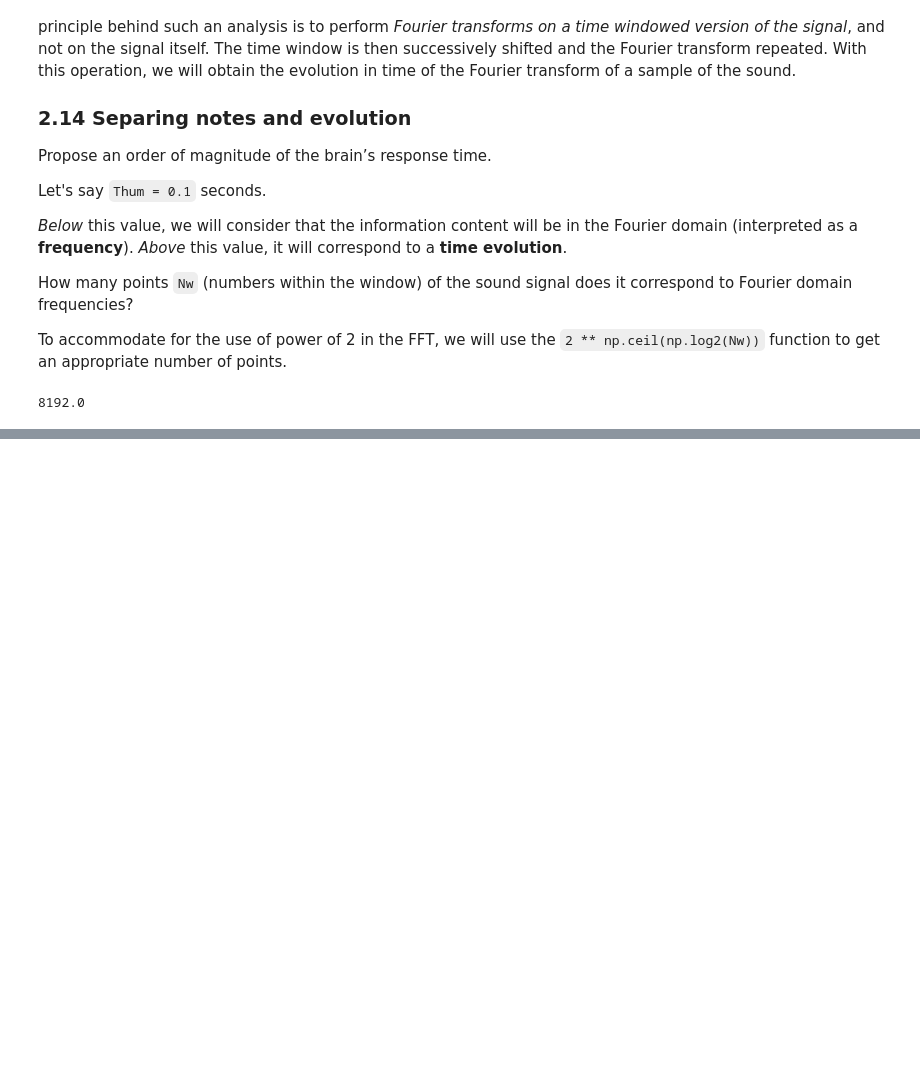
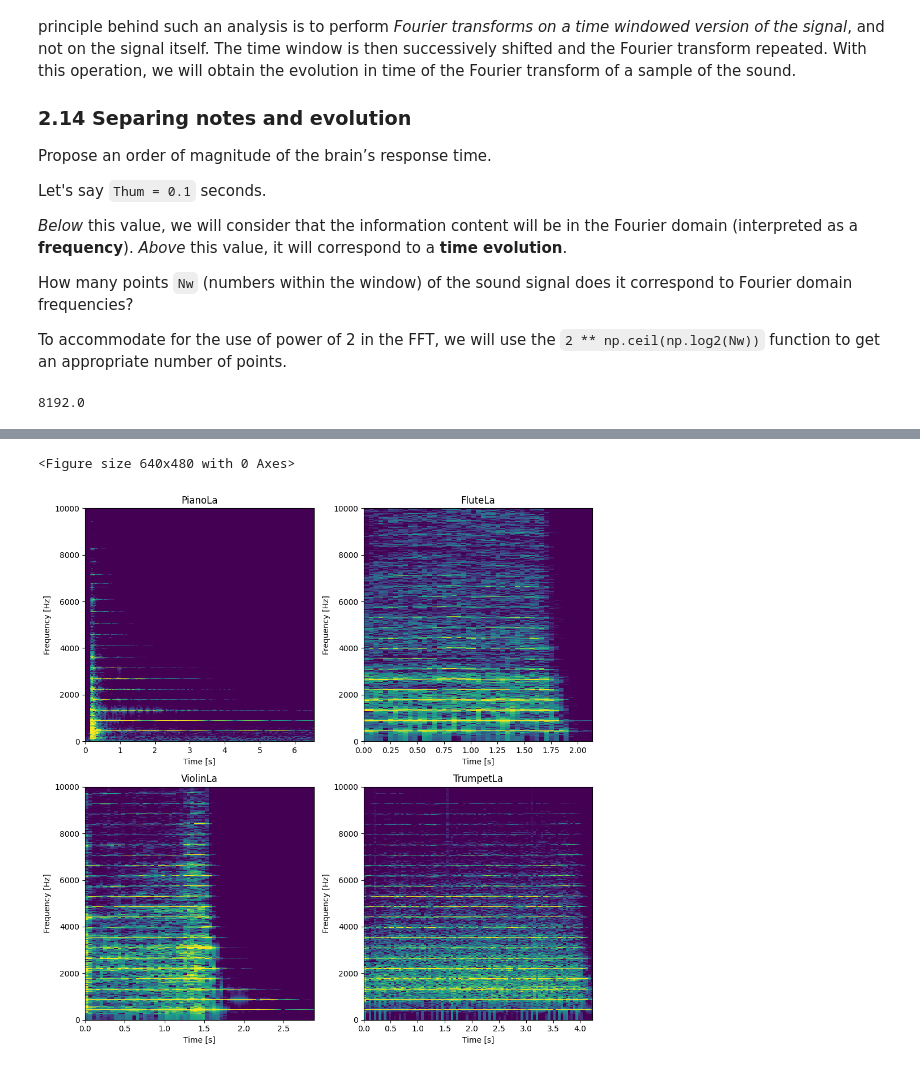
Before and after one commit to Eric-Vidal-hub/Signal-Processing, a Jupyter notebook: 1_spectrogram.ipynb, the cells around one changed output, grey strips where cells are left out. Cells and saved outputs as stored; diff of their text form; code cells hidden in the pictures; blank space fills up the shorter version.

```diff
--- a/1_spectrogram.ipynb
+++ b/1_spectrogram.ipynb
@@ -200,0 +263,16 @@ for i in range(len(instruments)):
+# %%
+# Zoom for plot spectrogram using dB scale and pcolor
+plt.figure(5)
+fig, axs = plt.subplots(2, 2, figsize=(10, 10), sharex=False, sharey=False)     # Create subplots, do not share axes
+for i in range(len(instruments)):
+    ax = axs[i // 2, i % 2]
+    ax.pcolorfast(timesp[i], freqsp[i], 20 * np.log10(np.abs(spec[i])), cmap='viridis', vmin=-40, vmax=5)
+    ax.set_title(instruments[i])
+    ax.set_ylabel('Frequency [Hz]')
+    ax.set_xlabel('Time [s]')
+    ax.set_ylim(0, 10000)
+plt.tight_layout()
+plt.show()
+# %% [output]
+<Figure size 640x480 with 0 Axes>
+[figure, added]
```
Also changed, not shown: parts of 9 cells of this notebook, 1 other file.
